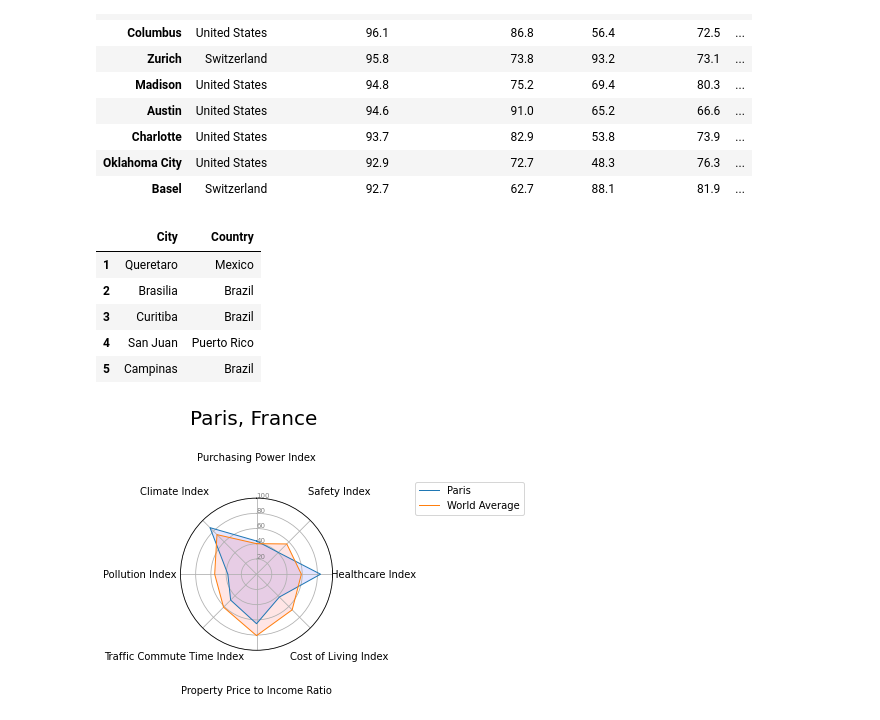
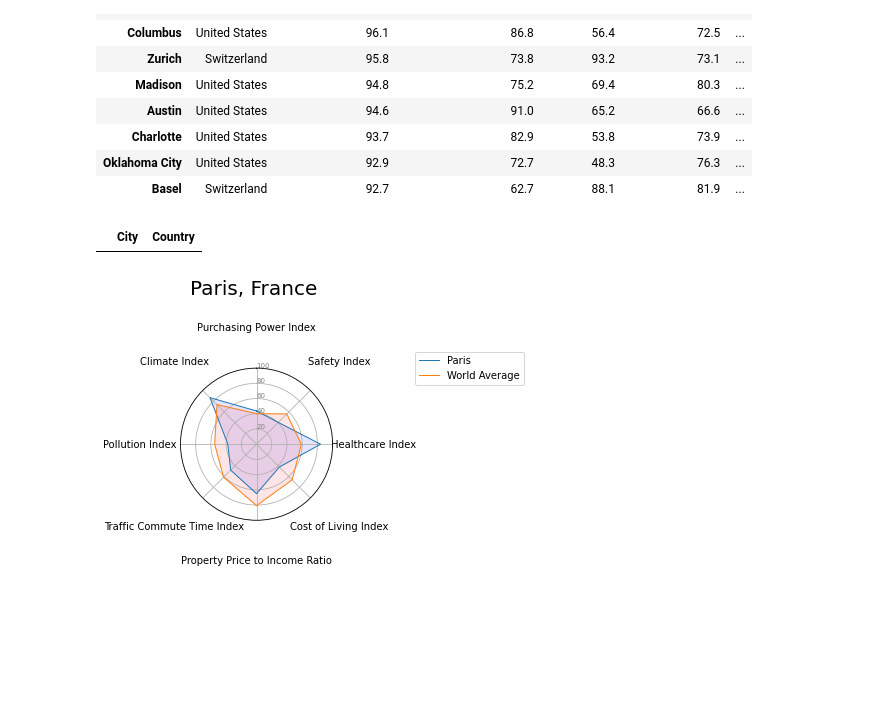
Before and after one commit to adamysyim/quality-of-life-eco395m-final, a Jupyter notebook: 03_data analysis and visualization/02_World.ipynb, the cells around one changed output. Drawn from its saved outputs; the diff is of its cells as text; code cells hidden in the pictures; blank space fills up the shorter version.

```diff
--- a/03_data analysis and visualization/02_World.ipynb
+++ b/03_data analysis and visualization/02_World.ipynb
@@ -171,34 +169,29 @@ top_world
 # %%
 ## Top cities in each continent
 
 # choose criteria
-numb_cities = 5 #top5
+numb_cities = 5  #top5
 continent = 'Latin America'
 
 # importing data
-qol_scale = pd.read_csv("../02_data wrangling/04_data/quality_of_life_index_5yrs_scale_geo.csv")
+qol_scale = pd.read_csv('../02_data-wrangling/04_data/quality_of_life_index_5yrs_scale_geo.csv')
 
 # display column
 
 dis_col = ['City','Country']
 
 # extracting cities in chosen year and continent
 
 qol_scale = qol_scale.loc[(qol_scale['Year']== year)]
 qol_scale = qol_scale.loc[(qol_scale['Continent']== continent)]
 qol_scale = qol_scale.sort_values(by='Quality of Life Index', ascending=False).head(numb_cities)
 
 # reset index so that index start from 1
 qol_scale.index = np.arange(1, len(qol_scale)+1)
 
 qol_scale[dis_col]
 # %% [output]
 |  | City | Country |
-| 1 | Queretaro | Mexico |
-| 2 | Brasilia | Brazil |
-| 3 | Curitiba | Brazil |
-| 4 | San Juan | Puerto Rico |
-| 5 | Campinas | Brazil |
 # %%
 ## Radar chart for individual city in the world
 
```
Also changed, not shown: parts of 7 cells of this notebook, 11 other files.
